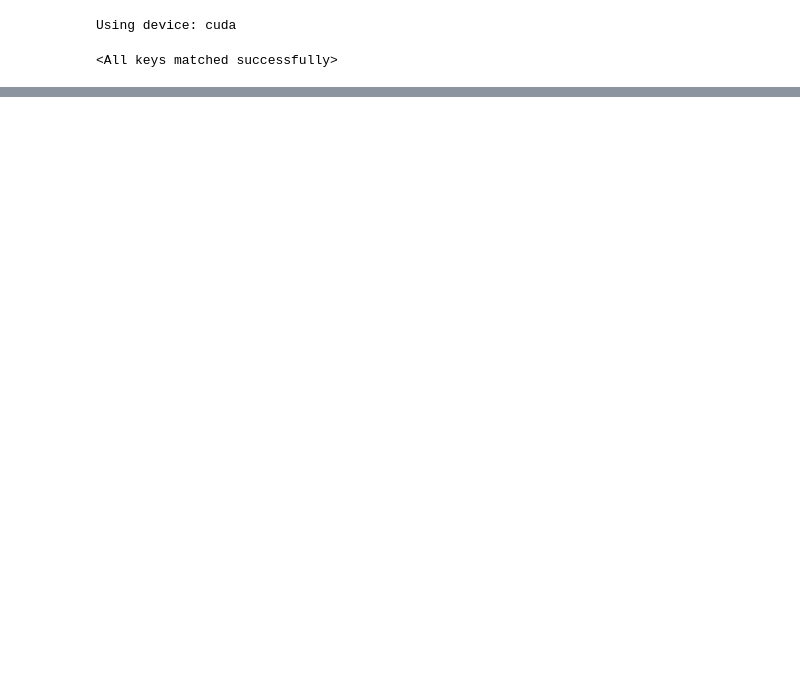
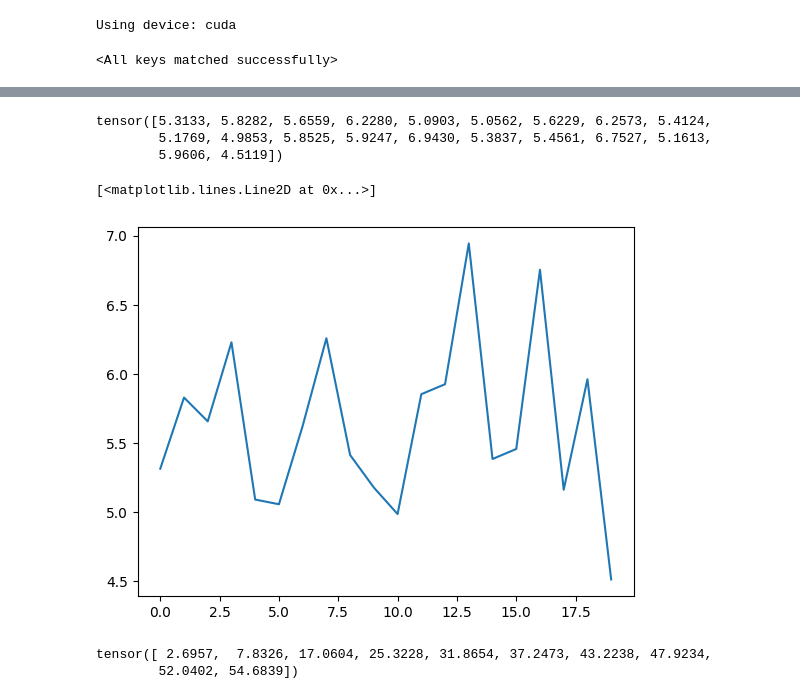
Before and after one commit to sotakao/sda, a Jupyter notebook: GenerateInitialEnsembles.ipynb, the cells around one changed output, grey strips where cells are left out. Saved outputs shown, nothing was run; the diff lists cells and outputs as text; code cells hidden in the pictures; blank space fills up the shorter version.

```diff
--- a/GenerateInitialEnsembles.ipynb
+++ b/GenerateInitialEnsembles.ipynb
@@ -173,5 +195,18 @@ nc_truth.close()
 train_std = 2672.232
 scale = train_std * scalefact
 # %%
-noise = torch.randn_like(pv_truth) * ARGS['obs_sigma']
-y = scalefact*pv_truth*obs_mask.unsqueeze(0) + noise*obs_mask.unsqueeze(0)
+# noise = torch.randn_like(pv_truth) * ARGS['obs_sigma']
+# y = scalefact*pv_truth*obs_mask.unsqueeze(0) + noise*obs_mask.unsqueeze(0)
+
+# y = A(scalefact*pv_truth)
+
+y = A(scalefact*pv_truth[None])
+
+# When using initial condition
+sigma = ARGS['obs_sigma'] * torch.ones(*y.shape, dtype=pv_truth.dtype, device=pv_truth.device)
+N = len(pv_truth[0,0].flatten())
+sigma[:,:N] = ARGS['init_sigma']**2 * torch.ones(y.shape[0], N, dtype=pv_truth.dtype, device=pv_truth.device)
+y += sigma * torch.randn_like(y)
+
+# No initial condition
+# y += ARGS['obs_sigma'] * torch.randn_like(y) # GOOD
@@ -239,3 +296,25 @@ rmse = nan
+# %%
+x_star = scalefact * pv_truth
+x_star = x_star.unsqueeze(0)
+err = x_star.cpu() - posterior_samples
+rmse = torch.sqrt(torch.mean(err**2, dim=(1,2,3,4)))
+print(rmse)
+plt.plot(rmse.cpu())
+# plt.yscale('log')
+# %% [output]
+tensor([5.3133, 5.8282, 5.6559, 6.2280, 5.0903, 5.0562, 5.6229, 6.2573, 5.4124,
+        5.1769, 4.9853, 5.8525, 5.9247, 6.9430, 5.3837, 5.4561, 6.7527, 5.1613,
+        5.9606, 4.5119])
+[<matplotlib.lines.Line2D at 0x...>]
+[figure, added]
+# %%
+i = 2
+err = x_star[0].cpu() - posterior_samples[i]
+rmse = torch.mean(err**2, dim=[1,2,3])
+rmse
+# %% [output]
+tensor([ 2.6957,  7.8326, 17.0604, 25.3228, 31.8654, 37.2473, 43.2238, 47.9234,
+        52.0402, 54.6839])
 # %%
 save_dir = "/resnick/groups/astuart/sotakao/score-based-ensemble-filter/FlowDAS/experiments/sqg/data"
 fname = f"inital_ensembles_{ARGS['obs_fn']}_{ARGS['obs_sigma']}_{ARGS['obs_pct']}pct"
```
Also changed, not shown: parts of 10 cells of this notebook, 15 other files.
